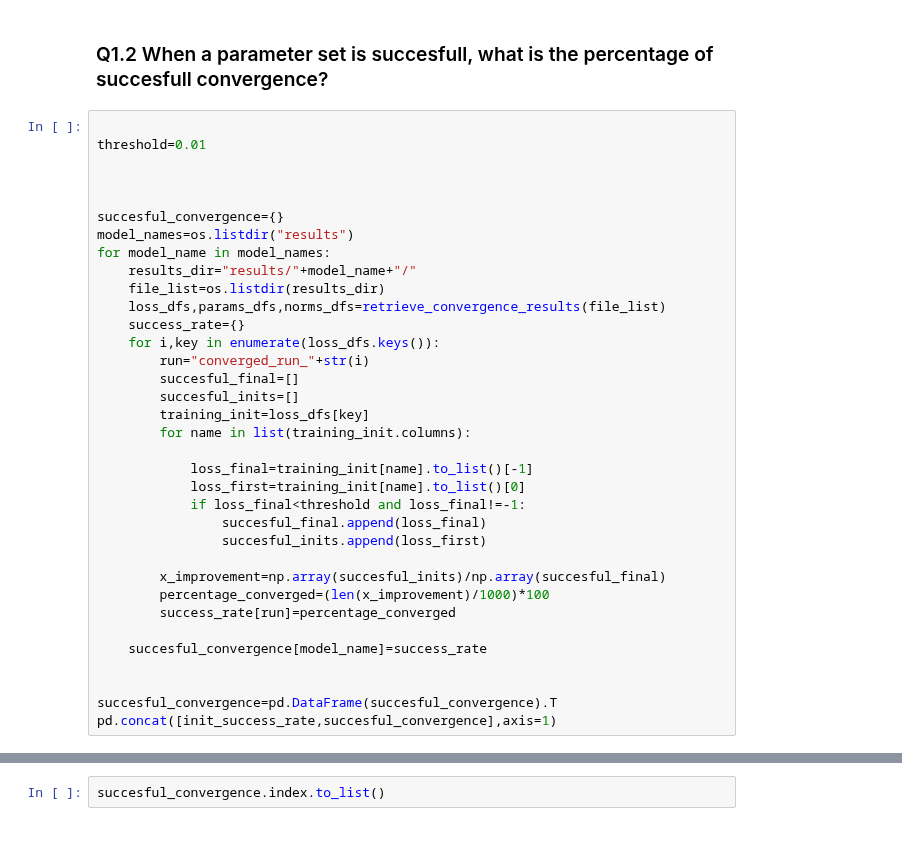
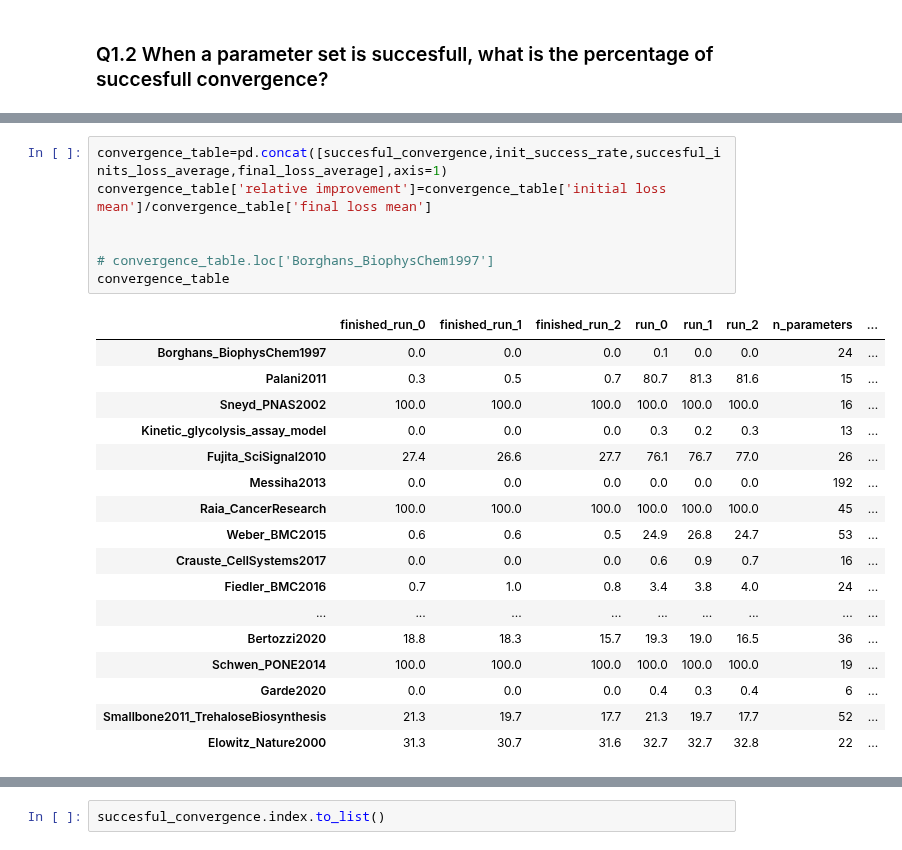
Before and after one commit to mahdi-shafiei/jaxkineticmodel, a Jupyter notebook: scripts/2407_parameter_convergence_analysis.ipynb, the cells around one changed output, grey strips where cells are left out. Cells and saved outputs as stored; diff of their text form.

```diff
--- a/scripts/2407_parameter_convergence_analysis.ipynb
+++ b/scripts/2407_parameter_convergence_analysis.ipynb
@@ -176,38 +175,3 @@ fig.savefig("figures/2607_initialization_success_rate.png",bbox_inches="tight")
 [figure]
 # %% [markdown]
 ### Q1.2 When a parameter set is succesfull, what is the percentage of succesfull convergence?
-# %%
-
-threshold=0.01
-
-
-
-succesful_convergence={}
-model_names=os.listdir("results")
-for model_name in model_names:
-    results_dir="results/"+model_name+"/"
-    file_list=os.listdir(results_dir)
-    loss_dfs,params_dfs,norms_dfs=retrieve_convergence_results(file_list)
-    success_rate={}
-    for i,key in enumerate(loss_dfs.keys()):
-        run="converged_run_"+str(i)
-        succesful_final=[]
-        succesful_inits=[]
-        training_init=loss_dfs[key]
-        for name in list(training_init.columns):
-
-            loss_final=training_init[name].to_list()[-1]
-            loss_first=training_init[name].to_list()[0]
-            if loss_final<threshold and loss_final!=-1:
-                succesful_final.append(loss_final)
-                succesful_inits.append(loss_first)
-
-        x_improvement=np.array(succesful_inits)/np.array(succesful_final)
-        percentage_converged=(len(x_improvement)/1000)*100
-        success_rate[run]=percentage_converged
-
-    succesful_convergence[model_name]=success_rate
-
-
-succesful_convergence=pd.DataFrame(succesful_convergence).T
-pd.concat([init_success_rate,succesful_convergence],axis=1)
@@ -232,3 +265,28 @@ pd.concat([init_success_rate,succesful_convergence],axis=1)
+# %%
+convergence_table=pd.concat([succesful_convergence,init_success_rate,succesful_inits_loss_average,final_loss_average],axis=1)
+convergence_table['relative improvement']=convergence_table['initial loss mean']/convergence_table['final loss mean']
+
+
+# convergence_table.loc['Borghans_BiophysChem1997']
+convergence_table
+# %% [output]
+|  | finished_run_0 | finished_run_1 | finished_run_2 | run_0 | run_1 | run_2 | n_parameters | ... |
+| Borghans_BiophysChem1997 | 0.0 | 0.0 | 0.0 | 0.1 | 0.0 | 0.0 | 24 | ... |
+| Palani2011 | 0.3 | 0.5 | 0.7 | 80.7 | 81.3 | 81.6 | 15 | ... |
+| Sneyd_PNAS2002 | 100.0 | 100.0 | 100.0 | 100.0 | 100.0 | 100.0 | 16 | ... |
+| Kinetic_glycolysis_assay_model | 0.0 | 0.0 | 0.0 | 0.3 | 0.2 | 0.3 | 13 | ... |
+| Fujita_SciSignal2010 | 27.4 | 26.6 | 27.7 | 76.1 | 76.7 | 77.0 | 26 | ... |
+| Messiha2013 | 0.0 | 0.0 | 0.0 | 0.0 | 0.0 | 0.0 | 192 | ... |
+| Raia_CancerResearch | 100.0 | 100.0 | 100.0 | 100.0 | 100.0 | 100.0 | 45 | ... |
+| Weber_BMC2015 | 0.6 | 0.6 | 0.5 | 24.9 | 26.8 | 24.7 | 53 | ... |
+| Crauste_CellSystems2017 | 0.0 | 0.0 | 0.0 | 0.6 | 0.9 | 0.7 | 16 | ... |
+| Fiedler_BMC2016 | 0.7 | 1.0 | 0.8 | 3.4 | 3.8 | 4.0 | 24 | ... |
+| ... | ... | ... | ... | ... | ... | ... | ... | ... |
+| Bertozzi2020 | 18.8 | 18.3 | 15.7 | 19.3 | 19.0 | 16.5 | 36 | ... |
+| Schwen_PONE2014 | 100.0 | 100.0 | 100.0 | 100.0 | 100.0 | 100.0 | 19 | ... |
+| Garde2020 | 0.0 | 0.0 | 0.0 | 0.4 | 0.3 | 0.4 | 6 | ... |
+| Smallbone2011_TrehaloseBiosynthesis | 21.3 | 19.7 | 17.7 | 21.3 | 19.7 | 17.7 | 52 | ... |
+| Elowitz_Nature2000 | 31.3 | 30.7 | 31.6 | 32.7 | 32.7 | 32.8 | 22 | ... |
 # %%
 models_info = [
     'Borghans_BiophysChem1997',
```
Also changed, not shown: parts of 4 cells of this notebook, 16 other files.
